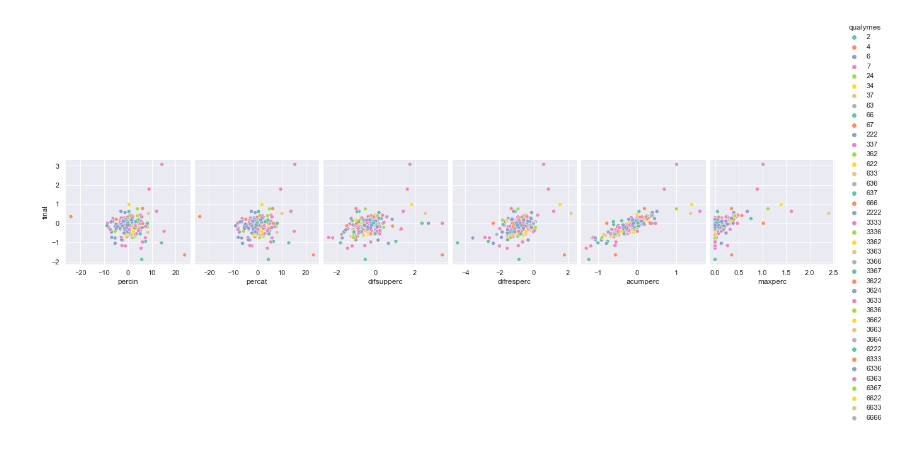
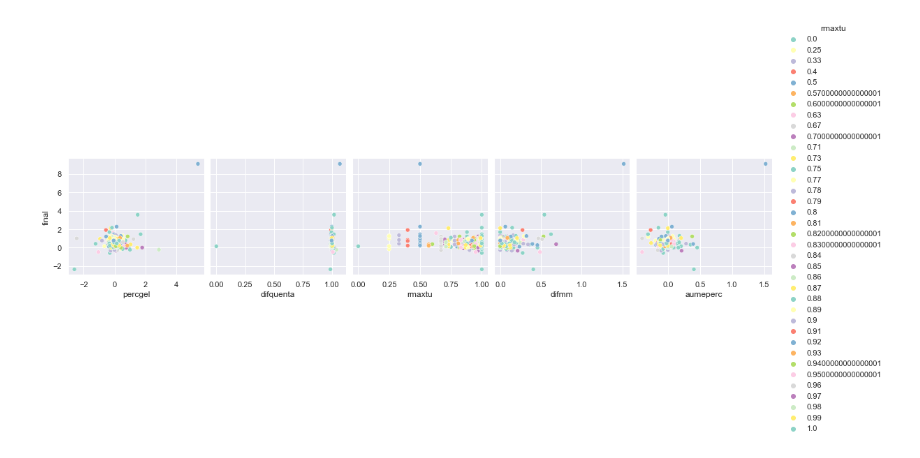
Before and after one commit to Francelo20/Frinance11, a Jupyter notebook: inteligencia.ipynb, the cells around one changed output. Saved outputs shown, nothing was run; the diff lists cells and outputs as text; code cells hidden in the pictures.

```diff
--- a/inteligencia.ipynb
+++ b/inteligencia.ipynb
@@ -1,16 +1,16 @@
 # %%
 import pandas as pd
 import seaborn as sns
 import matplotlib.pyplot as plt
 import numpy as np
 ##from jupyterthemes import jtplot
 
 data = pd.read_json("final.json")
 sns.set_theme() ##style="ticks"/dark, whitegrid..., palette="pastel"
-sns.pairplot(data, x_vars=['percin', 'percat', 'difsupperc',
-       'difresperc', 'acumperc', 'maxperc'], y_vars=["final"], height=3, palette="Set2", aspect=1, hue="qualymes");#, kind="reg"
+sns.pairplot(data, x_vars=['percgel',  'difquenta',  'rmaxtu',
+       'difmm', 'aumeperc'    ], y_vars=["final"], height=3, palette="Set3", aspect=1, hue="rmaxtu");#, kind="reg"
 # %% [output]
-[figure, old version]
+[figure, new version]
 # %%
 '''
 sum_x=data['acumperc'].sum()
```
Also changed, not shown: 11 other files.
